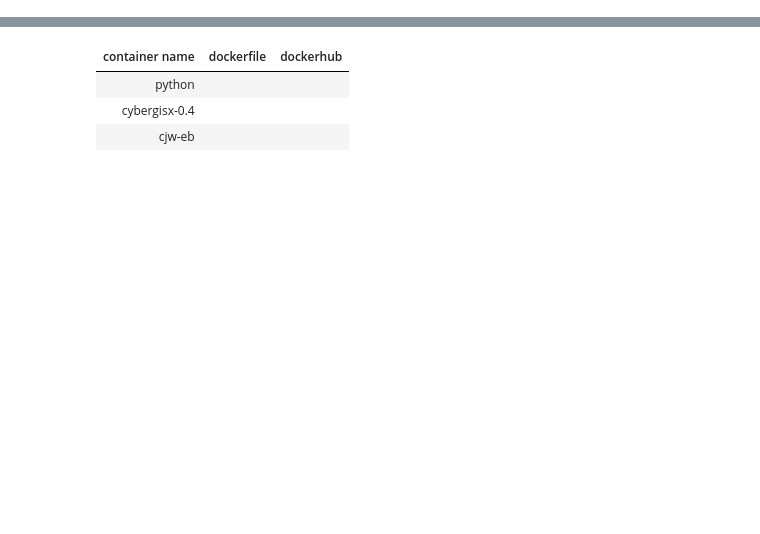
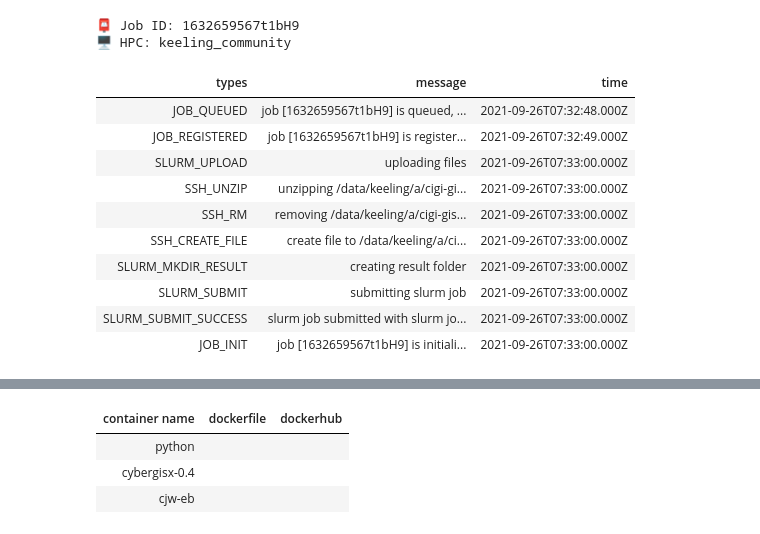
Before and after one commit to cybergis/cybergis-compute-python-sdk, a Jupyter notebook: hello_world.ipynb, the cells around one changed output, grey strips where cells are left out. Saved outputs shown, nothing was run; the diff lists cells and outputs as text; code cells hidden in the pictures; blank space fills up the shorter version.

```diff
--- a/hello_world.ipynb
+++ b/hello_world.ipynb
@@ -32,0 +42,18 @@ cybergis = CyberGISCompute(url="cgjobsup-dev.cigi.illinois.edu", port=3030, prot
+# %%
+job = cybergis.get_latest_created_job()
+# %%
+job.events()
+# %% [output]
+📮 Job ID: 1632659567t1bH9
+🖥 HPC: keeling_community
+| types | message | time |
+| JOB_QUEUED | job [1632659567t1bH9] is queued, ... | 2021-09-26T07:32:48.000Z |
+| JOB_REGISTERED | job [1632659567t1bH9] is register... | 2021-09-26T07:32:49.000Z |
+| SLURM_UPLOAD | uploading files | 2021-09-26T07:33:00.000Z |
+| SSH_UNZIP | unzipping /data/keeling/a/cigi-gi... | 2021-09-26T07:33:00.000Z |
+| SSH_RM | removing /data/keeling/a/cigi-gis... | 2021-09-26T07:33:00.000Z |
+| SSH_CREATE_FILE | create file to /data/keeling/a/ci... | 2021-09-26T07:33:00.000Z |
+| SLURM_MKDIR_RESULT | creating result folder | 2021-09-26T07:33:00.000Z |
+| SLURM_SUBMIT | submitting slurm job | 2021-09-26T07:33:00.000Z |
+| SLURM_SUBMIT_SUCCESS | slurm job submitted with slurm jo... | 2021-09-26T07:33:00.000Z |
+| JOB_INIT | job [1632659567t1bH9] is initiali... | 2021-09-26T07:33:00.000Z |
```
Also changed, not shown: parts of 5 cells of this notebook.
